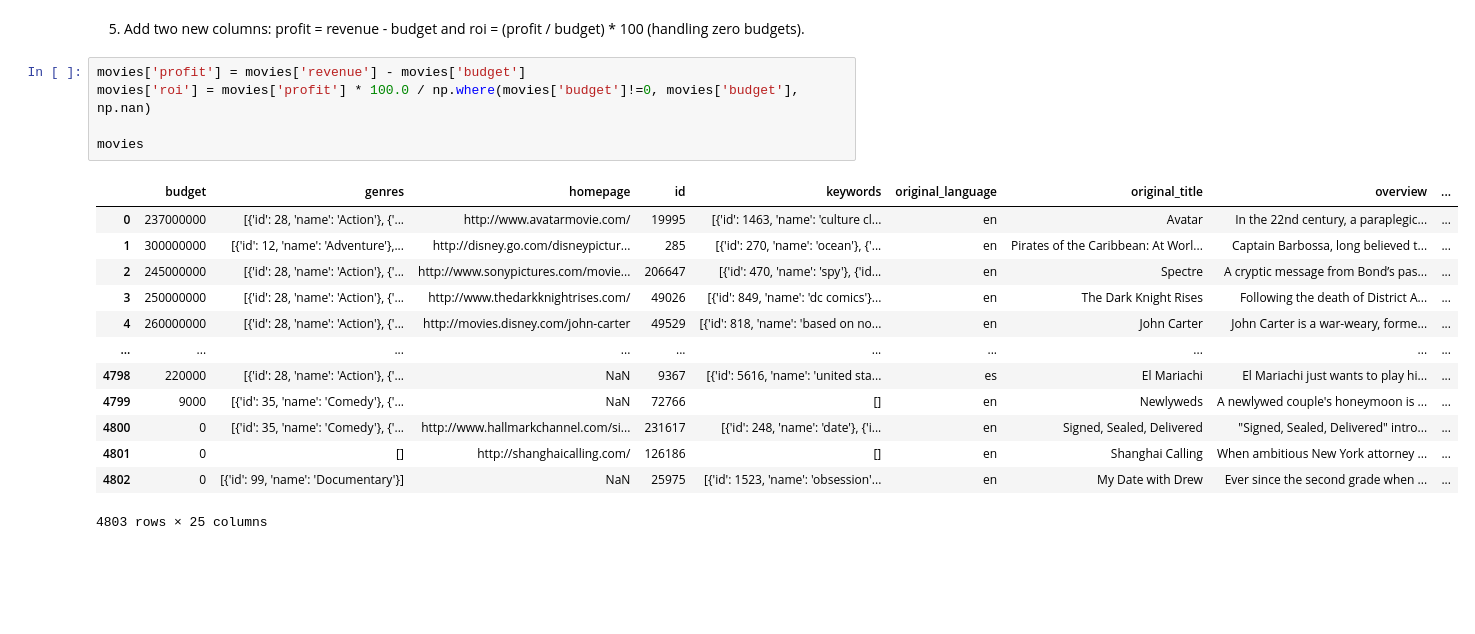
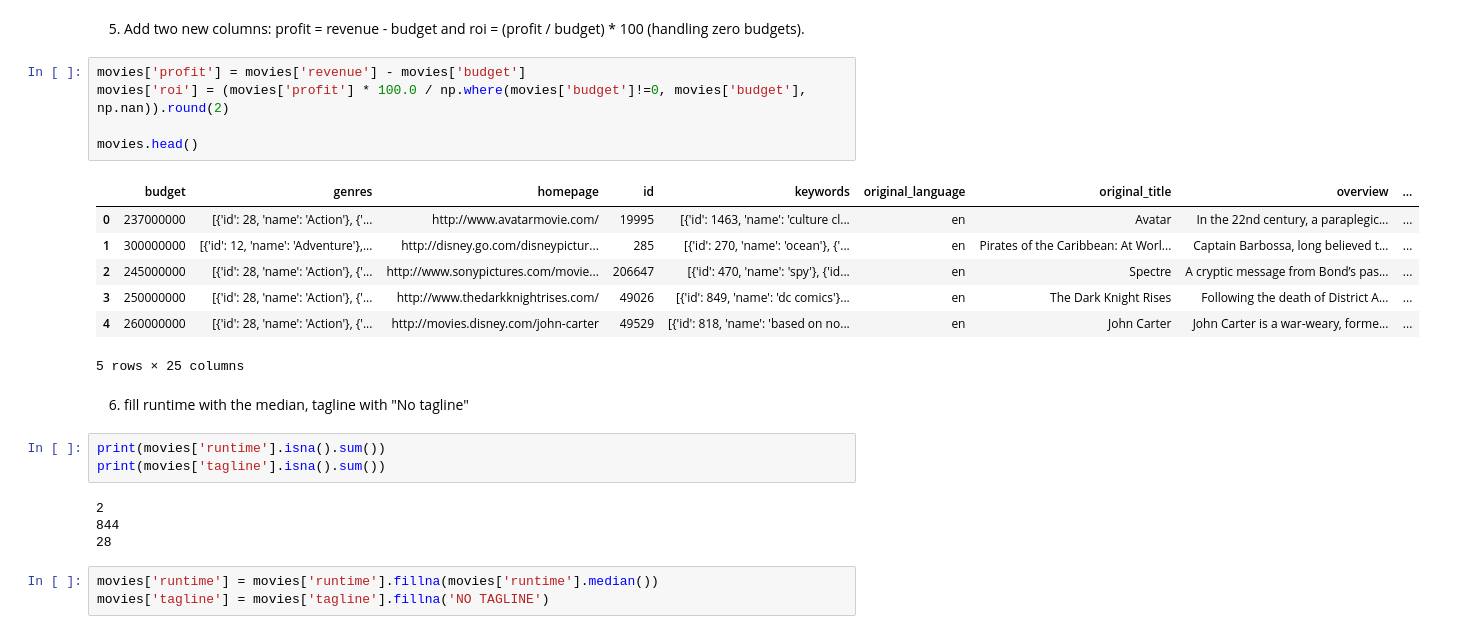
Before and after one commit to r-tavakoli/ai-ml-exercises, a Jupyter notebook: pandas/005_movie_explorer.ipynb, the cells around one changed output. Saved outputs shown, nothing was run; the diff lists cells and outputs as text; blank space fills up the shorter version.

Commit message:
data analysis with pandas on movies

```diff
--- a/pandas/005_movie_explorer.ipynb
+++ b/pandas/005_movie_explorer.ipynb
@@ -185,20 +185,26 @@ movies_cleaned_text.iloc[0]['tags']
 5. Add two new columns: profit = revenue - budget and roi = (profit / budget) * 100 (handling zero budgets).
 # %%
 movies['profit'] = movies['revenue'] - movies['budget']
-movies['roi'] = movies['profit'] * 100.0 / np.where(movies['budget']!=0, movies['budget'], np.nan)
+movies['roi'] = (movies['profit'] * 100.0 / np.where(movies['budget']!=0, movies['budget'], np.nan)).round(2)
 
-movies
+movies.head()
 # %% [output]
 |  | budget | genres | homepage | id | keywords | original_language | original_title | overview | ... |
 | 0 | 237000000 | [{'id': 28, 'name': 'Action'}, {'... | http://www.avatarmovie.com/ | 19995 | [{'id': 1463, 'name': 'culture cl... | en | Avatar | In the 22nd century, a paraplegic... | ... |
 | 1 | 300000000 | [{'id': 12, 'name': 'Adventure'},... | http://disney.go.com/disneypictur... | 285 | [{'id': 270, 'name': 'ocean'}, {'... | en | Pirates of the Caribbean: At Worl... | Captain Barbossa, long believed t... | ... |
 | 2 | 245000000 | [{'id': 28, 'name': 'Action'}, {'... | http://www.sonypictures.com/movie... | 206647 | [{'id': 470, 'name': 'spy'}, {'id... | en | Spectre | A cryptic message from Bond’s pas... | ... |
 | 3 | 250000000 | [{'id': 28, 'name': 'Action'}, {'... | http://www.thedarkknightrises.com/ | 49026 | [{'id': 849, 'name': 'dc comics'}... | en | The Dark Knight Rises | Following the death of District A... | ... |
 | 4 | 260000000 | [{'id': 28, 'name': 'Action'}, {'... | http://movies.disney.com/john-carter | 49529 | [{'id': 818, 'name': 'based on no... | en | John Carter | John Carter is a war-weary, forme... | ... |
-| ... | ... | ... | ... | ... | ... | ... | ... | ... | ... |
-| 4798 | 220000 | [{'id': 28, 'name': 'Action'}, {'... | NaN | 9367 | [{'id': 5616, 'name': 'united sta... | es | El Mariachi | El Mariachi just wants to play hi... | ... |
-| 4799 | 9000 | [{'id': 35, 'name': 'Comedy'}, {'... | NaN | 72766 | [] | en | Newlyweds | A newlywed couple's honeymoon is ... | ... |
-| 4800 | 0 | [{'id': 35, 'name': 'Comedy'}, {'... | http://www.hallmarkchannel.com/si... | 231617 | [{'id': 248, 'name': 'date'}, {'i... | en | Signed, Sealed, Delivered | "Signed, Sealed, Delivered" intro... | ... |
-| 4801 | 0 | [] | http://shanghaicalling.com/ | 126186 | [] | en | Shanghai Calling | When ambitious New York attorney ... | ... |
-| 4802 | 0 | [{'id': 99, 'name': 'Documentary'}] | NaN | 25975 | [{'id': 1523, 'name': 'obsession'... | en | My Date with Drew | Ever since the second grade when ... | ... |
-4803 rows × 25 columns
+5 rows × 25 columns
+# %% [markdown]
+ 6. fill runtime with the median, tagline with "No tagline"
+# %%
+print(movies['runtime'].isna().sum())
+print(movies['tagline'].isna().sum())
+# %% [output]
+2
+844
+28
+# %%
+movies['runtime'] = movies['runtime'].fillna(movies['runtime'].median())
+movies['tagline'] = movies['tagline'].fillna('NO TAGLINE')
```
Also changed, not shown: parts of 16 cells of this notebook.
